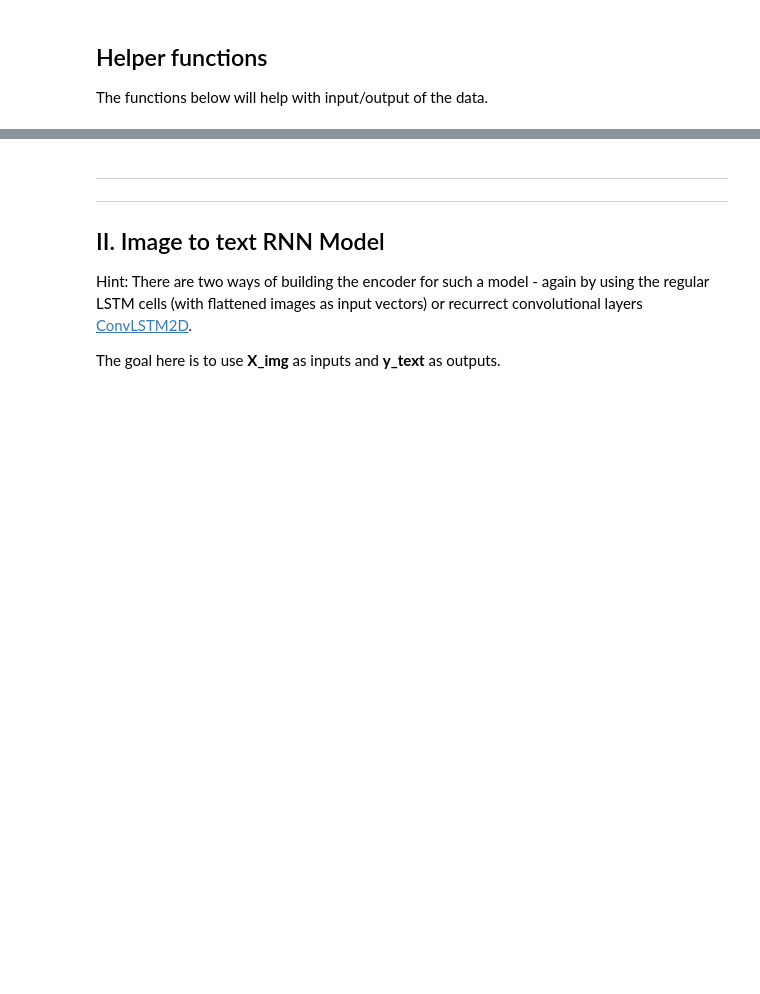
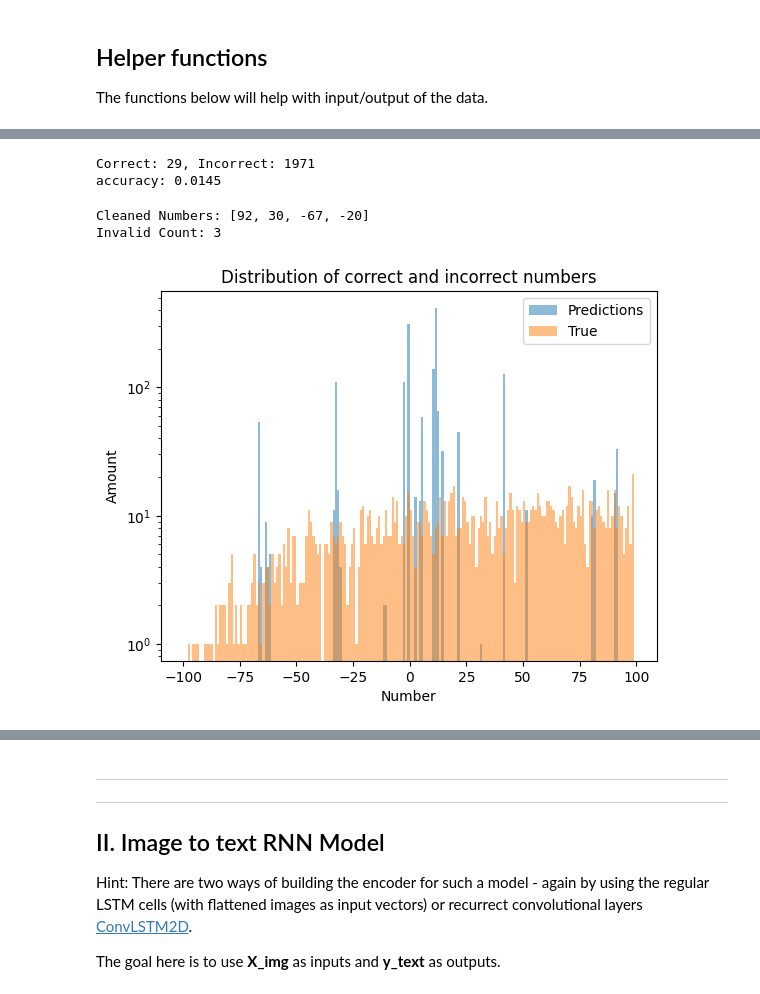
Before and after one commit to Demmenie/itdl, a Jupyter notebook: itdl-a2/A2_RNNs.ipynb, the cells around one changed output, grey strips where cells are left out. Saved outputs shown, nothing was run; the diff lists cells and outputs as text; code cells hidden in the pictures; blank space fills up the shorter version.

```diff
--- a/itdl-a2/A2_RNNs.ipynb
+++ b/itdl-a2/A2_RNNs.ipynb
@@ -409,0 +518,5 @@ Test loss: 1.02942955493927, Test accuracy: 0.6111111640930176
+# %%
+predictions = model.predict(X_test)
+# put them into a readable format
+for i in range(len(predictions)):
+    print(f"Predicted: {decode_labels(predictions[i])}, True: {decode_labels(y_test[i])}")
@@ -409,0 +541,57 @@ Test loss: 1.02942955493927, Test accuracy: 0.6111111640930176
+# %%
+decoded_predictions = decode_all(predictions)
+decoded_y_test = decode_all(y_test)
+correct_num, incorrect_num, correct_indices, incorrect_indices = check_classification(decoded_predictions, decoded_y_test)
+print(f"Correct: {correct_num}, Incorrect: {incorrect_num}")
+print(f"accuracy: {correct_num/(correct_num+incorrect_num)}")
+# %% [output]
+Correct: 29, Incorrect: 1971
+accuracy: 0.0145
+# %%
+# we need to convert our strings to integers.
+# Note that due to white spacing we must first subtract any white spacing, before converting to integers.
+# Furthermore, we should note exceptions such as '- ' which is basically just a black, we should completely remove these, but do count them up.
+# These are of course completely wrong as no number is present.
+import re
+def process_strings(input_list):
+    cleaned_list = []
+    invalid_count = 0
+
+    for item in input_list:
+        cleaned_item = item.replace(" ", "")
+        # # check if there is only a + or - in the string
+        if re.search(r"[+-]", cleaned_item[1:]) or re.search(r"[^0-9+-]", cleaned_item) or not cleaned_item or cleaned_item == '-':
+            invalid_count += 1
+            continue
+
+
+        cleaned_item_int = int(cleaned_item)
+        cleaned_list.append(cleaned_item_int)
+    return cleaned_list, invalid_count
+
+# for debugging:
+input_strings = [" 92 ", "30", "-67", "  -  20 ", "12 - 34", "49-", '']
+cleaned_numbers, invalid_count = process_strings(input_strings)
+
+print("Cleaned Numbers:", cleaned_numbers)
+print("Invalid Count:", invalid_count)
+# %% [output]
+Cleaned Numbers: [92, 30, -67, -20]
+Invalid Count: 3
+# %%
+cleaned_wrong_classified, invalid_count_wrong_classified = process_strings(np.array(decoded_predictions)[incorrect_indices])
+cleaned_true, invalid_count_true = process_strings(np.array(decoded_y_test)[incorrect_indices])
+print(invalid_count_wrong_classified, invalid_count_true)
+int_decoded_predictions = [int(x) for x in cleaned_wrong_classified]
+int_decoded_y_test = [int(x) for x in decoded_y_test]
+plt.hist(int_decoded_predictions, bins=range(-100,100), alpha=0.5, label='Predictions')
+plt.hist(int_decoded_y_test, bins=range(-100,100), alpha=0.5, label='True')
+plt.legend(loc='upper right')
+plt.xlabel('Number')
+plt.ylabel('Amount')
+plt.title('Distribution of correct and incorrect numbers')
+# logarithm y-axis
+plt.yscale('log')
+plt.show()
+# %% [output]
+[figure, added]
```
Also changed, not shown: parts of 28 cells of this notebook.
